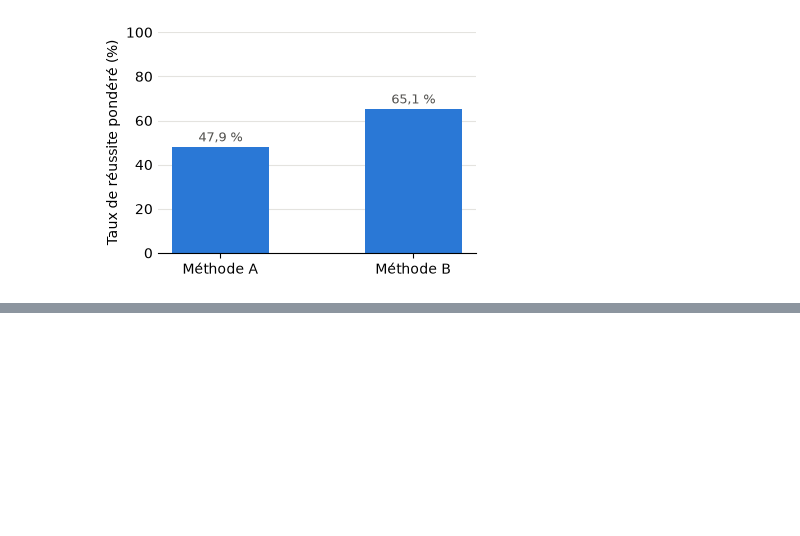
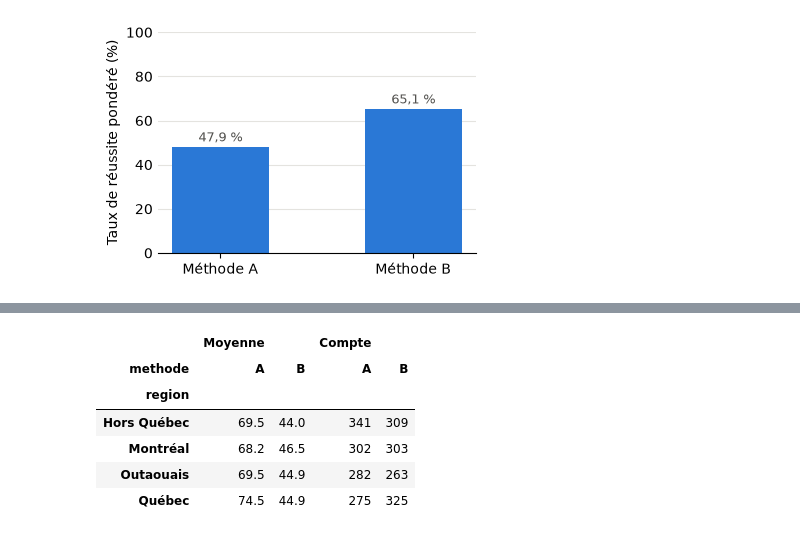
Before and after one commit to Dandalex/Devoir1ConceptStat, a Jupyter notebook: Dandrea_Devoir_I.ipynb, the cells around one changed output, grey strips where cells are left out. Saved outputs shown, nothing was run; the diff lists cells and outputs as text; code cells hidden in the pictures; blank space fills up the shorter version.

```diff
--- a/Dandrea_Devoir_I.ipynb
+++ b/Dandrea_Devoir_I.ipynb
@@ -270,0 +275,24 @@ plt.show()
+# %%
+results_by_region = df.groupby(["region", "methode"])["reussite"].agg(["mean","count"]).unstack()
+
+# results_by_level.columns= [f"{stat} {methode}" for stat, methode in results_by_level.columns]
+# arrondir et %
+# for meth in ["A", "B"]:
+results_by_region['mean']=round(results_by_region["mean"]*100, 1)
+    # results_by_level.drop(columns=[f"mean {meth}"], inplace=True)
+
+
+results_by_region.rename_axis("region", inplace=True)
+results_by_region.rename(columns={"mean": "Moyenne", "count": "Compte"}, inplace=True)
+
+
+
+results_by_region
+# %% [output]
+|  | Moyenne |  | Compte |  |
+| methode | A | B | A | B |
+| region |  |  |  |  |
+| Hors Québec | 69.5 | 44.0 | 341 | 309 |
+| Montréal | 68.2 | 46.5 | 302 | 303 |
+| Outaouais | 69.5 | 44.9 | 282 | 263 |
+| Québec | 74.5 | 44.9 | 275 | 325 |
```
Also changed, not shown: parts of 1 cell of this notebook.
